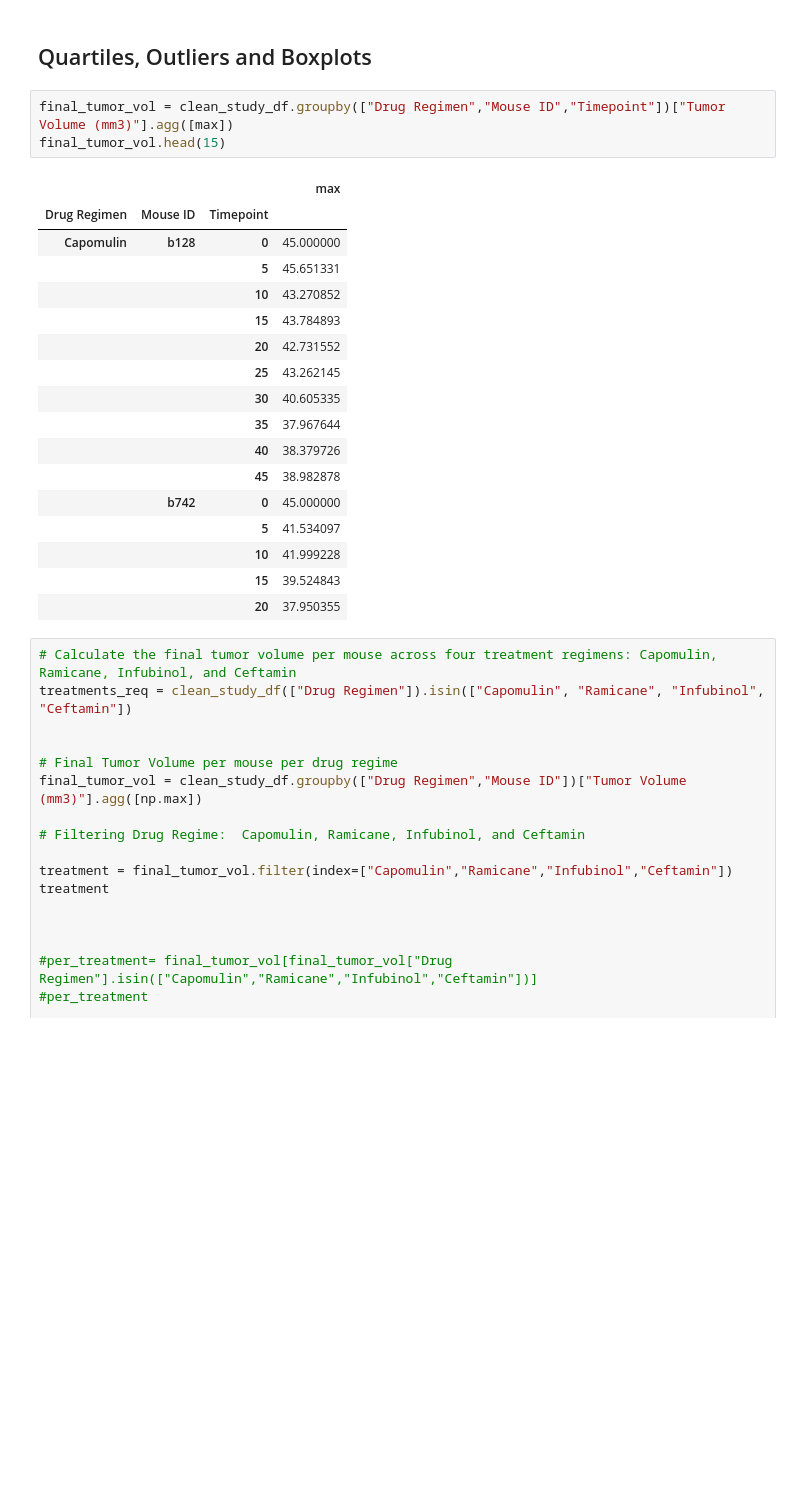
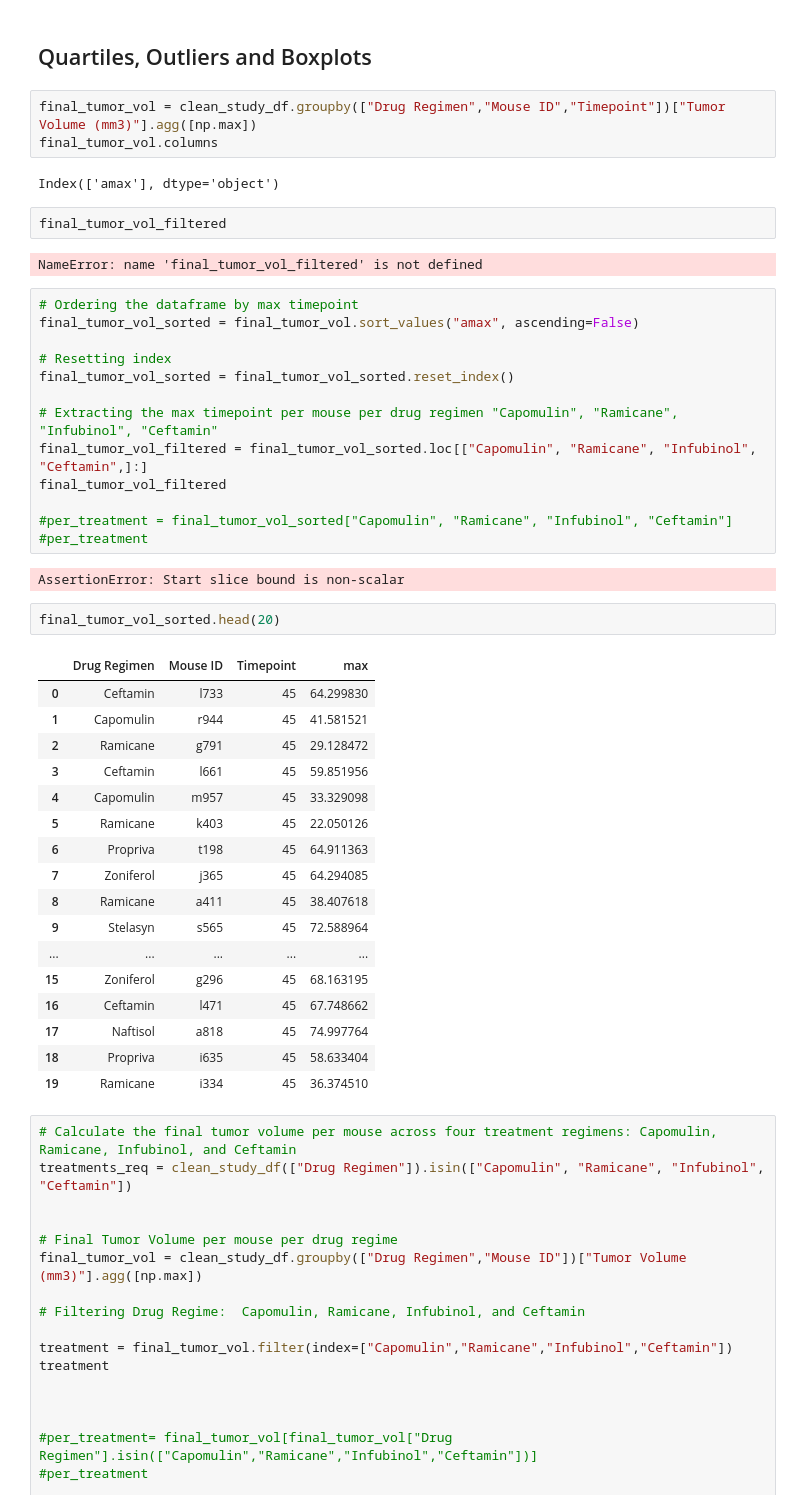
Before and after one commit to Yazz-01/Matplotlib_Pharma_Challenge, a Jupyter notebook: main_pharma.ipynb, the cells around one changed output. Drawn from its saved outputs; the diff is of its cells as text; blank space fills up the shorter version.

Commit message:
Filtered the highest size of tumor

```diff
--- a/main_pharma.ipynb
+++ b/main_pharma.ipynb
@@ -257,26 +257,49 @@ plt.axis("equal")
 # %% [markdown]
 ## Quartiles, Outliers and Boxplots
 # %%
-final_tumor_vol = clean_study_df.groupby(["Drug Regimen","Mouse ID","Timepoint"])["Tumor Volume (mm3)"].agg([max])
-final_tumor_vol.head(15)
+final_tumor_vol = clean_study_df.groupby(["Drug Regimen","Mouse ID","Timepoint"])["Tumor Volume (mm3)"].agg([np.max])
+final_tumor_vol.columns
 # %% [output]
-|  |  |  | max |
-| Drug Regimen | Mouse ID | Timepoint |  |
-| Capomulin | b128 | 0 | 45.000000 |
-|  |  | 5 | 45.651331 |
-|  |  | 10 | 43.270852 |
-|  |  | 15 | 43.784893 |
-|  |  | 20 | 42.731552 |
-|  |  | 25 | 43.262145 |
-|  |  | 30 | 40.605335 |
-|  |  | 35 | 37.967644 |
-|  |  | 40 | 38.379726 |
-|  |  | 45 | 38.982878 |
-|  | b742 | 0 | 45.000000 |
-|  |  | 5 | 41.534097 |
-|  |  | 10 | 41.999228 |
-|  |  | 15 | 39.524843 |
-|  |  | 20 | 37.950355 |
+Index(['amax'], dtype='object')
+# %%
+final_tumor_vol_filtered
+# %% [output]
+NameError: name 'final_tumor_vol_filtered' is not defined
+# %%
+# Ordering the dataframe by max timepoint
+final_tumor_vol_sorted = final_tumor_vol.sort_values("amax", ascending=False)
+
+# Resetting index
+final_tumor_vol_sorted = final_tumor_vol_sorted.reset_index()
+
+# Extracting the max timepoint per mouse per drug regimen "Capomulin", "Ramicane", "Infubinol", "Ceftamin"
+final_tumor_vol_filtered = final_tumor_vol_sorted.loc[["Capomulin", "Ramicane", "Infubinol", "Ceftamin",]:]
+final_tumor_vol_filtered
+
+#per_treatment = final_tumor_vol_sorted["Capomulin", "Ramicane", "Infubinol", "Ceftamin"]
+#per_treatment
+# %% [output]
+AssertionError: Start slice bound is non-scalar
+# %%
+final_tumor_vol_sorted.head(20)
+# %% [output]
+|  | Drug Regimen | Mouse ID | Timepoint | max |
+| 0 | Ceftamin | l733 | 45 | 64.299830 |
+| 1 | Capomulin | r944 | 45 | 41.581521 |
+| 2 | Ramicane | g791 | 45 | 29.128472 |
+| 3 | Ceftamin | l661 | 45 | 59.851956 |
+| 4 | Capomulin | m957 | 45 | 33.329098 |
+| 5 | Ramicane | k403 | 45 | 22.050126 |
+| 6 | Propriva | t198 | 45 | 64.911363 |
+| 7 | Zoniferol | j365 | 45 | 64.294085 |
+| 8 | Ramicane | a411 | 45 | 38.407618 |
+| 9 | Stelasyn | s565 | 45 | 72.588964 |
+| ... | ... | ... | ... | ... |
+| 15 | Zoniferol | g296 | 45 | 68.163195 |
+| 16 | Ceftamin | l471 | 45 | 67.748662 |
+| 17 | Naftisol | a818 | 45 | 74.997764 |
+| 18 | Propriva | i635 | 45 | 58.633404 |
+| 19 | Ramicane | i334 | 45 | 36.374510 |
 # %%
 # Calculate the final tumor volume per mouse across four treatment regimens: Capomulin, Ramicane, Infubinol, and Ceftamin
 treatments_req = clean_study_df(["Drug Regimen"]).isin(["Capomulin", "Ramicane", "Infubinol", "Ceftamin"])
```
